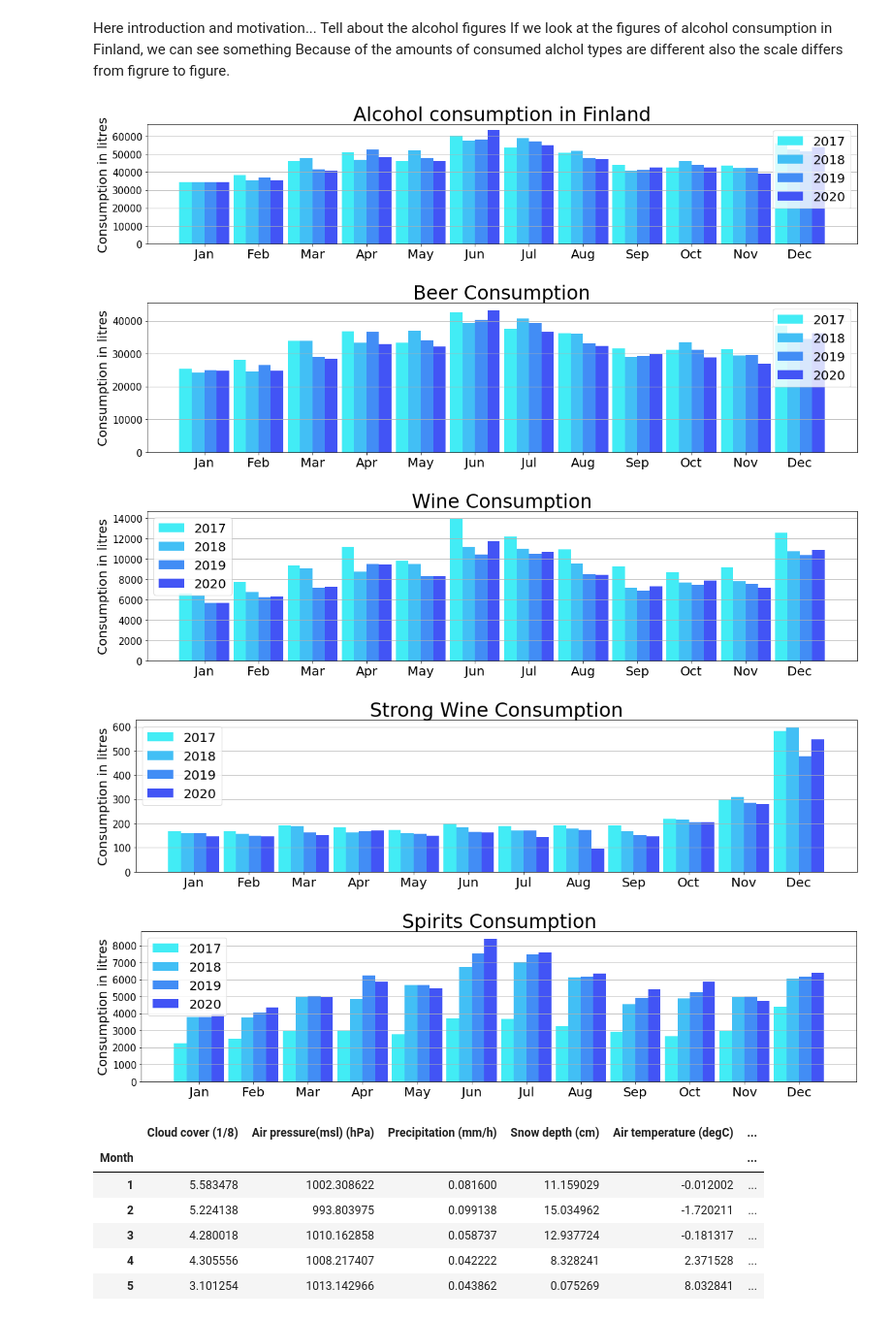
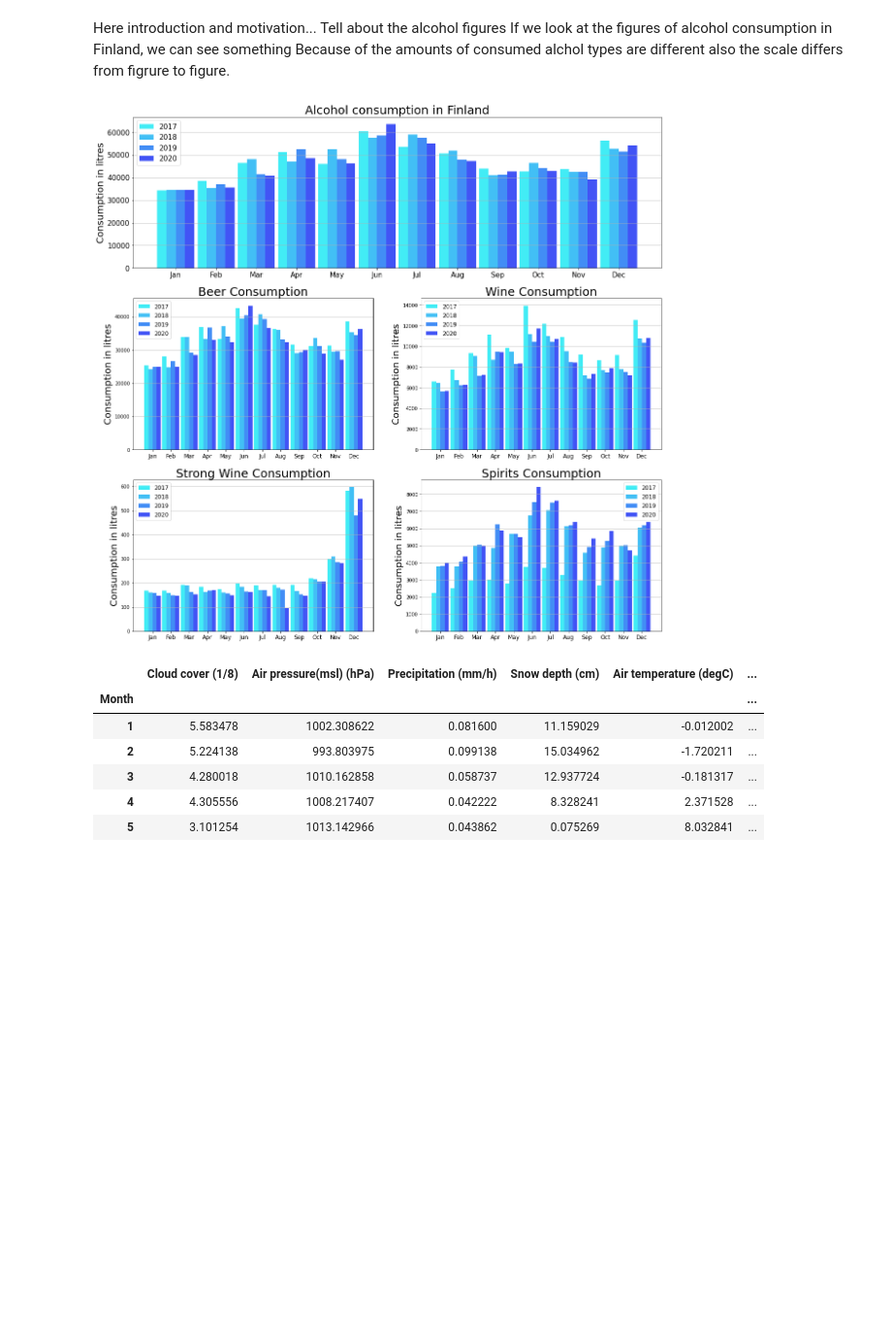
Before and after one commit to DataScience-MiniProjects/IDS-MiniProject, a Jupyter notebook: project-notebook.ipynb, the cells around one changed output. Shown at 97% size. Saved outputs shown, nothing was run; the diff lists cells and outputs as text; code cells hidden in the pictures; blank space fills up the shorter version.

Commit message:
Better alcohol figure

```diff
--- a/project-notebook.ipynb
+++ b/project-notebook.ipynb
@@ -74,90 +74,74 @@ bar3 = [i + width  for i in bar2]
 bar4 = [i + width  for i in bar3]
 
 plt.figure(figsize=(20,20))
-plt.subplot(5,1,1)
+plt.subplot(3,1,1)
 plt.bar(bar1, total2017, width, label="2017", color="#42ecf5")
 plt.bar(bar2, total2018, width, label="2018", color="#42bff5")
 plt.bar(bar3, total2019, width, label="2019", color="#428df5")
 plt.bar(bar4, total2020, width, label="2020", color="#4254f5")
 
 plt.ylabel("Consumption in litres", fontsize=20)
-plt.title("Alcohol consumption in Finland", fontsize=30)
-plt.xticks(bar1 + 3*width/2, labels, fontsize=20)
+plt.title("Alcohol consumption in Finland", fontsize=25)
+plt.xticks(bar1 + 3*width/2, labels, fontsize=15)
 plt.yticks(fontsize=15)
-plt.legend(fontsize=20)
+plt.legend(fontsize=15)
 plt.grid(axis="y")
-plt.show()
 
-plt.figure(figsize=(20,25))
-plt.subplot(5,1,2)
+
+plt.subplot(3,2,3)
 plt.bar(bar1, beer2017, width, label="2017", color="#42ecf5")
 plt.bar(bar2, beer2018, width, label="2018", color="#42bff5")
 plt.bar(bar3, beer2019, width, label="2019", color="#428df5")
 plt.bar(bar4, beer2020, width, label="2020", color="#4254f5")
 
 plt.ylabel("Consumption in litres", fontsize=20)
-plt.title("Beer Consumption", fontsize=30)
-plt.xticks(bar1 + 3*width/2, labels, fontsize=20)
-plt.yticks(fontsize=15)
-plt.legend(fontsize=20)
+plt.title("Beer Consumption", fontsize=25)
+plt.xticks(bar1 + 3*width/2, labels, fontsize=12)
+plt.yticks(fontsize=10)
+plt.legend(fontsize=12)
 plt.grid(axis="y")
-plt.show()
 
-plt.figure(figsize=(20,25))
-plt.subplot(5,1,3)
+plt.subplot(3,2,4)
 plt.bar(bar1, wine2017, width, label="2017", color="#42ecf5")
 plt.bar(bar2, wine2018, width, label="2018", color="#42bff5")
 plt.bar(bar3, wine2019, width, label="2019", color="#428df5")
 plt.bar(bar4, wine2020, width, label="2020", color="#4254f5")
 
 plt.ylabel("Consumption in litres", fontsize=20)
-plt.title("Wine Consumption", fontsize=30)
-plt.xticks(bar1 + 3*width/2, labels, fontsize=20)
-plt.yticks(fontsize=15)
-plt.legend(fontsize=20)
+plt.title("Wine Consumption", fontsize=25)
+plt.xticks(bar1 + 3*width/2, labels, fontsize=12)
+plt.yticks(fontsize=10)
+plt.legend(fontsize=12)
 plt.grid(axis="y")
-plt.show()
 
-plt.figure(figsize=(20,25))
-plt.subplot(5,1,4)
+plt.subplot(3,2,5)
 plt.bar(bar1, s_wine2017, width, label="2017", color="#42ecf5")
 plt.bar(bar2, s_wine2018, width, label="2018", color="#42bff5")
 plt.bar(bar3, s_wine2019, width, label="2019", color="#428df5")
 plt.bar(bar4, s_wine2020, width, label="2020", color="#4254f5")
 
 plt.ylabel("Consumption in litres", fontsize=20)
-plt.title("Strong Wine Consumption", fontsize=30)
-plt.xticks(bar1 + 3*width/2, labels, fontsize=20)
-plt.yticks(fontsize=15)
-plt.legend(fontsize=20)
+plt.title("Strong Wine Consumption", fontsize=25)
+plt.xticks(bar1 + 3*width/2, labels, fontsize=12)
+plt.yticks(fontsize=10)
+plt.legend(fontsize=12)
 plt.grid(axis="y")
-plt.show()
 
-plt.figure(figsize=(20,25))
-plt.subplot(5,1,5)
+plt.subplot(3,2,6)
 plt.bar(bar1, spirits2017, width, label="2017", color="#42ecf5")
 plt.bar(bar2, spirits2018, width, label="2018", color="#42bff5")
 plt.bar(bar3, spirits2019, width, label="2019", color="#428df5")
 plt.bar(bar4, spirits2020, width, label="2020", color="#4254f5")
 
-plt.ylabel("Consumption in litres")
-plt.title("Consumption of spirits in Finland")
-plt.xticks(bar1 + 3*width/2, labels)
-plt.legend()
-
 plt.ylabel("Consumption in litres", fontsize=20)
-plt.title("Spirits Consumption", fontsize=30)
-plt.xticks(bar1 + 3*width/2, labels, fontsize=20)
-plt.yticks(fontsize=15)
-plt.legend(fontsize=20)
+plt.title("Spirits Consumption", fontsize=25)
+plt.xticks(bar1 + 3*width/2, labels, fontsize=12)
+plt.yticks(fontsize=10)
+plt.legend(fontsize=12)
 plt.grid(axis="y")
 plt.show()
 # %% [output]
-[figure, old version]
+[figure, new version]
-[figure, removed]
-[figure, removed]
-[figure, removed]
-[figure, removed]
 # %%
 # WEATHER DATA
 def load_csv(file_name:str):
```
